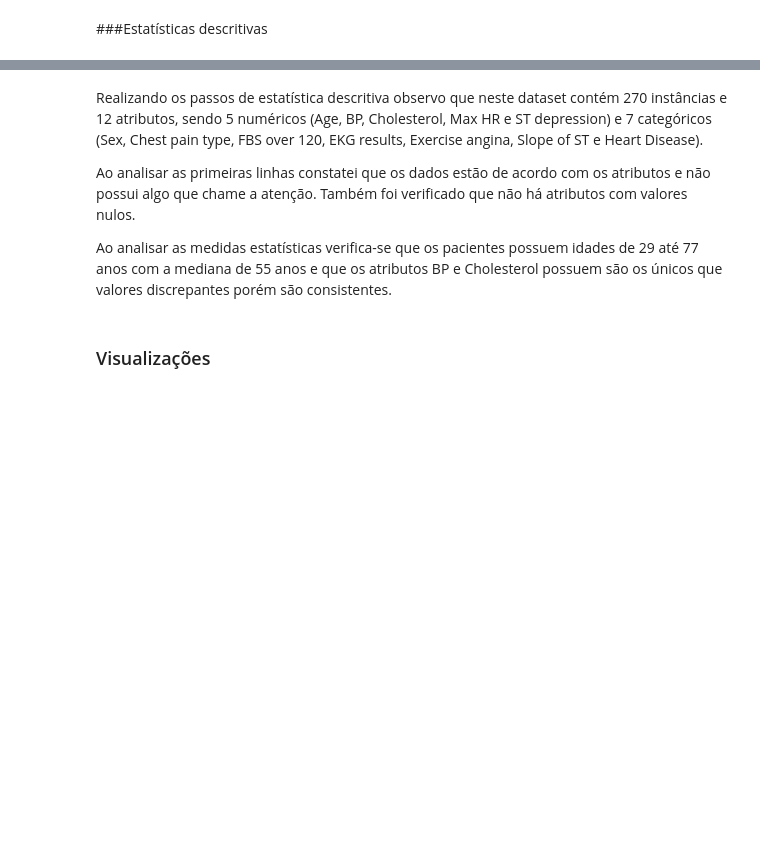
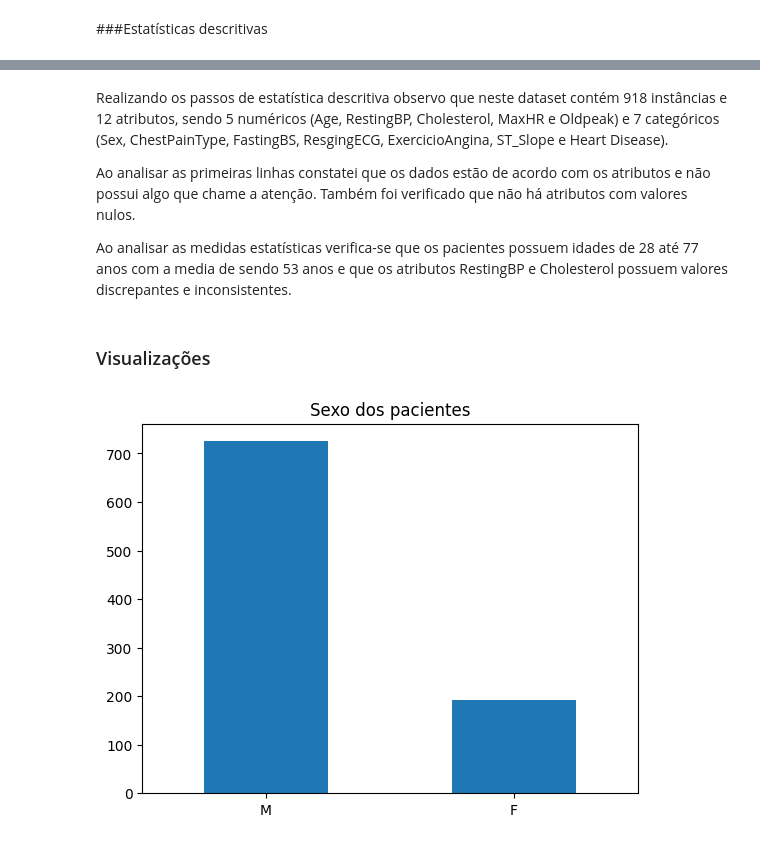
Before and after one commit to marcossiliprandi/MVP_An-lise-de-Dados_Boas-Pr-ticas, a Jupyter notebook: MVP_Doenças_cardiovasculares.ipynb, the cells around one changed output, grey strips where cells are left out. Saved outputs shown, nothing was run; the diff lists cells and outputs as text; code cells hidden in the pictures; blank space fills up the shorter version.

```diff
--- a/MVP_Doenças_cardiovasculares.ipynb
+++ b/MVP_Doenças_cardiovasculares.ipynb
@@ -145,8 +138,18 @@ Heart_Disease.describe()
 # %% [markdown]
-Realizando os passos de estatística descritiva observo que neste dataset contém 270 instâncias e 12 atributos, sendo 5 numéricos (Age, BP, Cholesterol, Max HR e ST depression) e 7 categóricos (Sex, Chest pain type, FBS over 120, EKG results, Exercise angina, Slope of ST e Heart Disease).
+Realizando os passos de estatística descritiva observo que neste dataset contém 918 instâncias e 12 atributos, sendo 5 numéricos (Age, RestingBP, Cholesterol, MaxHR e Oldpeak) e 7 categóricos (Sex, ChestPainType, FastingBS, ResgingECG, ExercicioAngina, ST_Slope e Heart Disease).
 
 Ao analisar as primeiras linhas constatei que os dados estão de acordo com os atributos e não possui algo que chame a atenção. Também foi verificado que não há atributos com valores nulos.
 
-Ao analisar as medidas estatísticas verifica-se que os pacientes possuem idades de 29 até 77 anos com a mediana de 55 anos e que os atributos BP e Cholesterol possuem são os únicos que valores discrepantes porém são consistentes.
+Ao analisar as medidas estatísticas verifica-se que os pacientes possuem idades de 28 até 77 anos com a media de sendo 53 anos e que os atributos RestingBP e Cholesterol possuem valores discrepantes e inconsistentes.
 # %% [markdown]
 ### Visualizações
+# %%
+# Visualizando a distribuição do atributo Sex
+
+Heart_Disease['Sex'].value_counts().plot(kind='bar')
+plt.xlabel(None)
+plt.title('Sexo dos pacientes')
+plt.xticks(rotation=360)
+plt.show()
+# %% [output]
+[figure, added]
```
Also changed, not shown: parts of 21 cells of this notebook.
